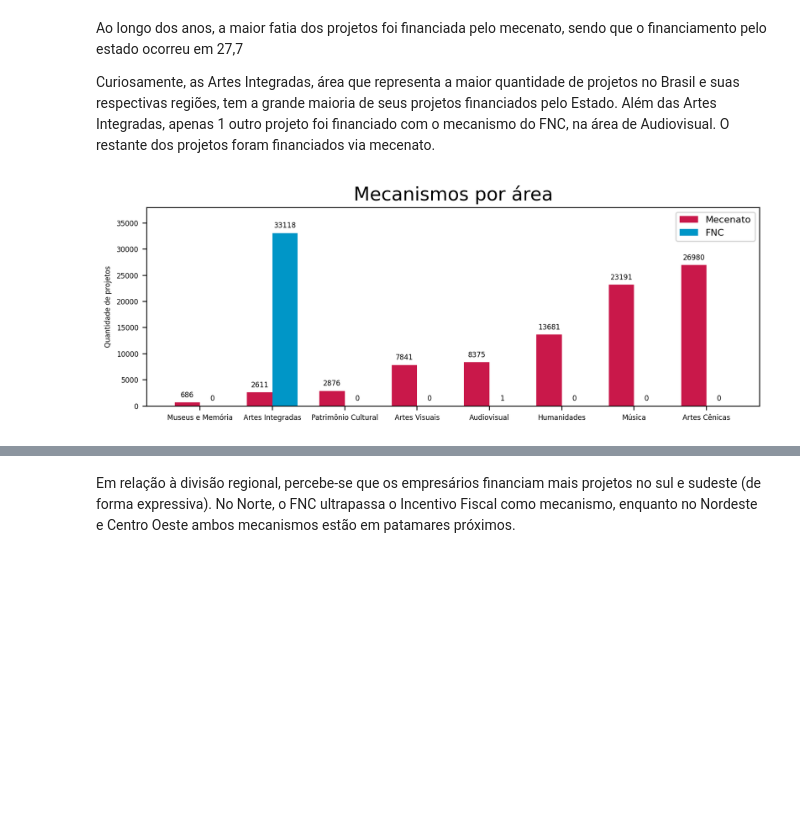
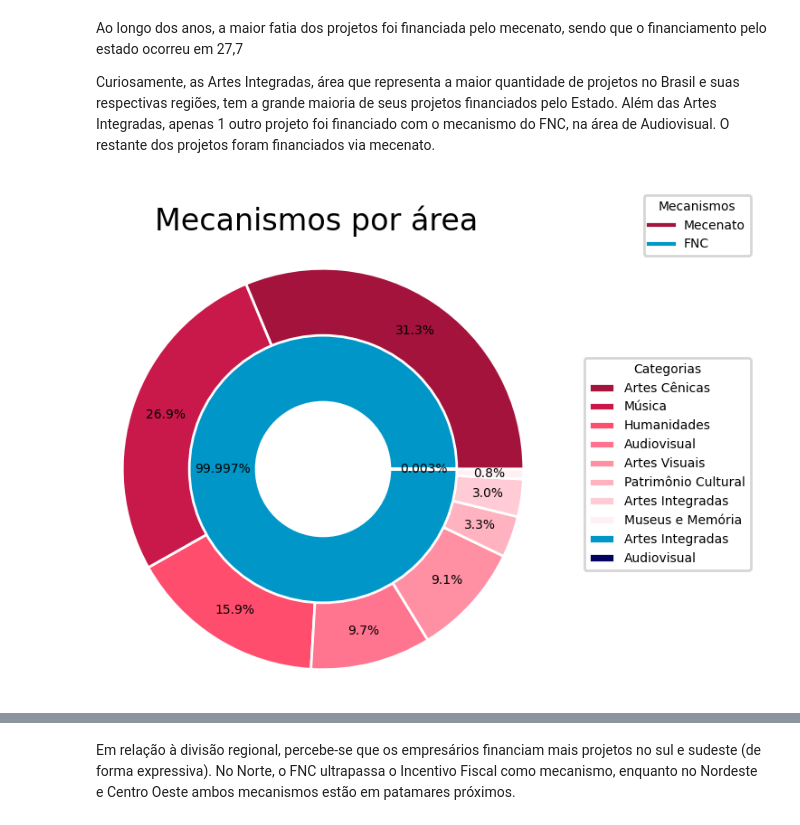
Before and after one commit to lorenaaxbastos/santander-coders-projects, a Jupyter notebook: Unit 2 - Programming Techniques I (PY)/Projeto EDA - Análise do Dataset da Lei Rouanet.ipynb, the cells around one changed output, grey strips where cells are left out. Drawn from its saved outputs; the diff is of its cells as text; code cells hidden in the pictures; blank space fills up the shorter version.

Commit message:
refactor change graph for 'mecanismos por área'

```diff
--- a/Unit 2 - Programming Techniques I (PY)/Projeto EDA - Análise do Dataset da Lei Rouanet.ipynb
+++ b/Unit 2 - Programming Techniques I (PY)/Projeto EDA - Análise do Dataset da Lei Rouanet.ipynb
@@ -457,53 +457,43 @@ Ao longo dos anos, a maior fatia dos projetos foi financiada pelo mecenato, send
 
 Curiosamente, as Artes Integradas, área que representa a maior quantidade de projetos no Brasil e suas respectivas regiões, tem a grande maioria de seus projetos financiados pelo Estado. Além das Artes Integradas, apenas 1 outro projeto foi financiado com o mecanismo do FNC, na área de Audiovisual. O restante dos projetos foram financiados via mecenato.
 # %%
-mecenatos_por_area = projetos[projetos["mecanismo"] == "Mecenato"]["area"].value_counts().sort_values()
-
-fnc_por_area = mecenatos_por_area.copy()
-filtro_mecenatos = ["Artes Cênicas", "Artes Visuais", "Humanidades", "Museus e Memória", "Música", "Patrimônio Cultural"]
-filtro_fnc = ["Artes Integradas", "Audiovisual"]
-fnc_por_area[filtro_mecenatos] = 0
-fnc_por_area[filtro_fnc] = projetos[projetos["mecanismo"] == "FNC"]["area"].value_counts()
+mecenatos_por_area = projetos[projetos["mecanismo"] == "Mecenato"]["area"].value_counts().sort_values(ascending=False)
+fnc_por_area = projetos[projetos["mecanismo"] == "FNC"]["area"].value_counts().sort_values(ascending=False)
 # %%
-cores = ["#c9184a", "#0096c7"]
-rotulos = mecenatos_por_area.index
-localizacao_rotulos = np.arange(len(rotulos))
-largura = 0.35
+cores = ["#a4133c", "#c9184a", "#ff4d6d", "#ff758f",
+          "#ff8fa3", "#ffb3c1", "#ffccd5", "#fff0f3"]
 
-plt.rcParams.update({"font.size": 6})
+plt.rcParams.update({"font.size": 5})
 
-fig, ax = plt.subplots(figsize=(8,3), dpi=200)
-ax.set_title("Mecanismos por área", fontsize=16)
+fig, ax = plt.subplots(figsize=(3, 3), dpi=200)
+plt.suptitle("Mecanismos por área", fontsize=12)
 
-barras1 = ax.bar(localizacao_rotulos - largura/2, mecenatos_por_area, largura, label="Mecenato", color=cores[0])
-barras2 = ax.bar(localizacao_rotulos + largura/2, fnc_por_area, largura, label="FNC", color=cores[1])
+ax.pie(
+    mecenatos_por_area,
+    autopct="%1.1f%%",
+    pctdistance=0.83,
+    colors=cores,
+    radius=1.2,
+    wedgeprops=dict(width=0.5, edgecolor='w')
+)
 
-ax.set_ylabel("Quantidade de projetos")
-ax.set_xticks(localizacao_rotulos)
-ax.set_xticklabels(rotulos)
-ax.legend(fontsize=8)
+ax.pie(
+    fnc_por_area,
+    autopct="%1.3f%%",
+    pctdistance=0.75,
+    colors=["#0096c7", "#03045e"],
+    radius=0.8,
+    wedgeprops=dict(width=0.4, edgecolor='w')
+)
 
+mecenatos, = ax.plot(mecenatos_por_area, label='Mecenato', color="#a4133c")
+fncs, = ax.plot(fnc_por_area, label='FNC', color="#0096c7")
+fig.legend(handles=[mecenatos, fncs], title='Mecanismos', loc="upper right", bbox_to_anchor=(1.3, 1), borderaxespad=0)
 
-def autolabel(barras):
-    """Attach a text label above each bar in *rects*, displaying its height."""
-    for barra in barras:
-        altura = barra.get_height()
-        ax.annotate(f'{altura}',
-                    xy=(barra.get_x() + barra.get_width() / 2, altura),
-                    xytext=(0, 3),
-                    textcoords="offset points",
-                    ha='center', va='bottom')
-
-
-autolabel(barras1)
-autolabel(barras2)
-
-fig.tight_layout()
-plt.ylim(top = 38000)
-
-plt.show()
+legendas = list(mecenatos_por_area.index) + list(fnc_por_area.index)
+fig.legend(legendas, title='Categorias', loc='upper right', bbox_to_anchor=(1.3, 0.7), borderaxespad=0);
 # %% [output]
-[figure, old version]
+[figure, new version]
 # %%
 display(mecanismo_por_area)
 
```
Also changed, not shown: parts of 5 cells of this notebook.
